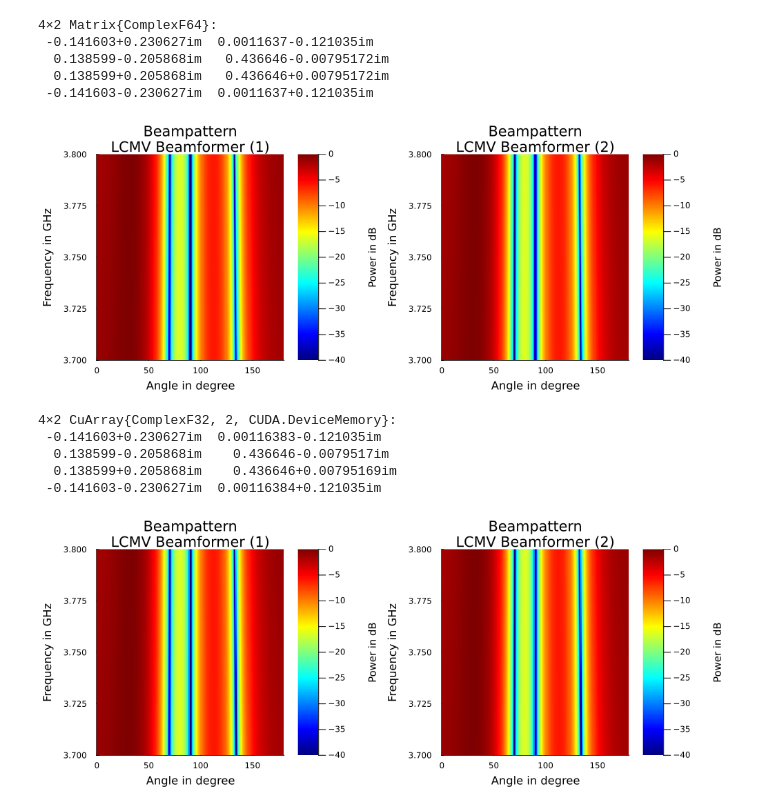
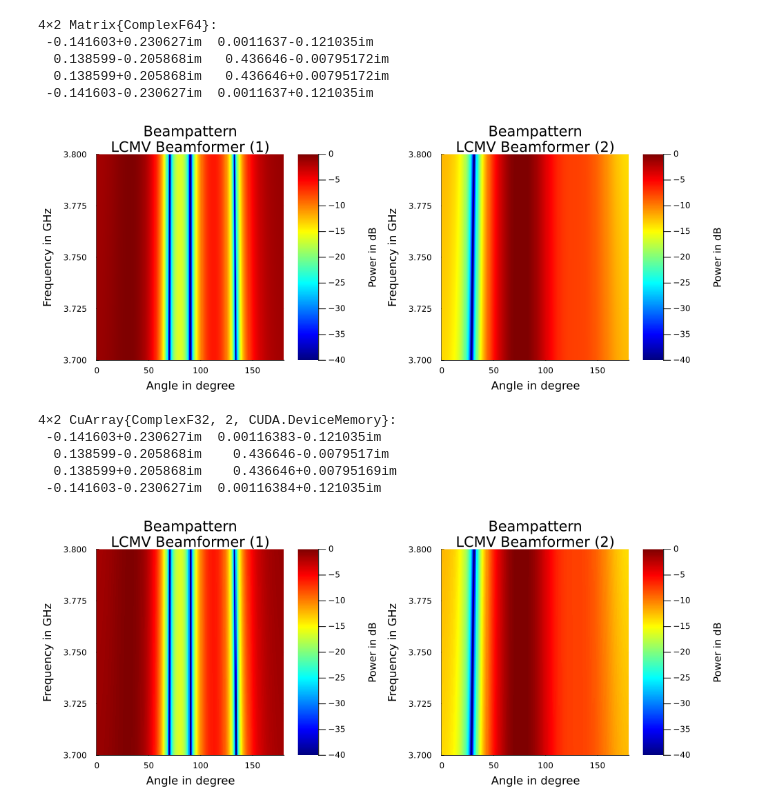
Before and after one commit to Matt266/ArraySignalProcessing.jl, a Jupyter notebook: examples/LCMV.ipynb, the cells around one changed output. Drawn from its saved outputs; the diff is of its cells as text; code cells hidden in the pictures.

```diff
--- a/examples/LCMV.ipynb
+++ b/examples/LCMV.ipynb
@@ -15,35 +15,35 @@ C = steer(pa, deg2rad.([30 70 110]), 3.75e9)
 G = [1 0; 0 1; 0.5 0.5]
 
 weights = lcmv_weights(Snn, C, G)
 display(weights)
 
 faxis = LinRange(3.7e9, 3.8e9, 1024)
 ϕaxis = LinRange(0, 180, 256)
 A = steer.(Ref(pa), Ref(deg2rad.(ϕaxis)), faxis)
 W1 = reduce(vcat, Ref(weights[:, 1]') .* A)
 WdB1 = 20*log10.(abs.(W1))
-W2 = reduce(vcat, Ref(weights[:, 1]') .* A)
+W2 = reduce(vcat, Ref(weights[:, 2]') .* A)
 WdB2 = 20*log10.(abs.(W2))
 
 using Plots
 import Measures
 p1 = heatmap(ϕaxis, faxis/1e9, WdB1, cmap = :jet, clim=(-40, 0))
 plot!(title="Beampattern\nLCMV Beamformer (1)", cbar_title="\nPower in dB", margin=5*Measures.mm)
 xlabel!("Angle in degree")
 ylabel!("Frequency in GHz")
 p2 = heatmap(ϕaxis, faxis/1e9, WdB2, cmap = :jet, clim=(-40, 0))
 plot!(title="Beampattern\nLCMV Beamformer (2)", cbar_title="\nPower in dB", margin=5*Measures.mm)
 xlabel!("Angle in degree")
 ylabel!("Frequency in GHz")
 
 display(plot(p1, p2, layout=(1, 2), size=(1000, 400)))
 # %% [output]
 4×2 Matrix{ComplexF64}:
  -0.141603+0.230627im  0.0011637-0.121035im
   0.138599-0.205868im   0.436646-0.00795172im
   0.138599+0.205868im   0.436646+0.00795172im
  -0.141603-0.230627im  0.0011637+0.121035im
-[figure, old version]
+[figure, new version]
 # %%
 using CUDA
 pa = IsotropicArray(cu([-6e-2, -2e-2, 2e-2, 6e-2]))
@@ -68,7 +68,7 @@ faxis = LinRange(3.7e9, 3.8e9, 1024)
 A = cu.(steer.(Ref(pa), Ref(deg2rad.(ϕaxis)), faxis))
 W1 = reduce(vcat, Ref(weights[:, 1]') .* A)
 WdB1 = 20*log10.(abs.(W1))
-W2 = reduce(vcat, Ref(weights[:, 1]') .* A)
+W2 = reduce(vcat, Ref(weights[:, 2]') .* A)
 WdB2 = 20*log10.(abs.(W2))
 
 using Plots
@@ -89,4 +89,4 @@ display(plot(p1, p2, layout=(1, 2), size=(1000, 400)))
   0.138599-0.205868im    0.436646-0.0079517im
   0.138599+0.205868im    0.436646+0.00795169im
  -0.141603-0.230627im  0.00116384+0.121035im
-[figure, old version]
+[figure, new version]
```
